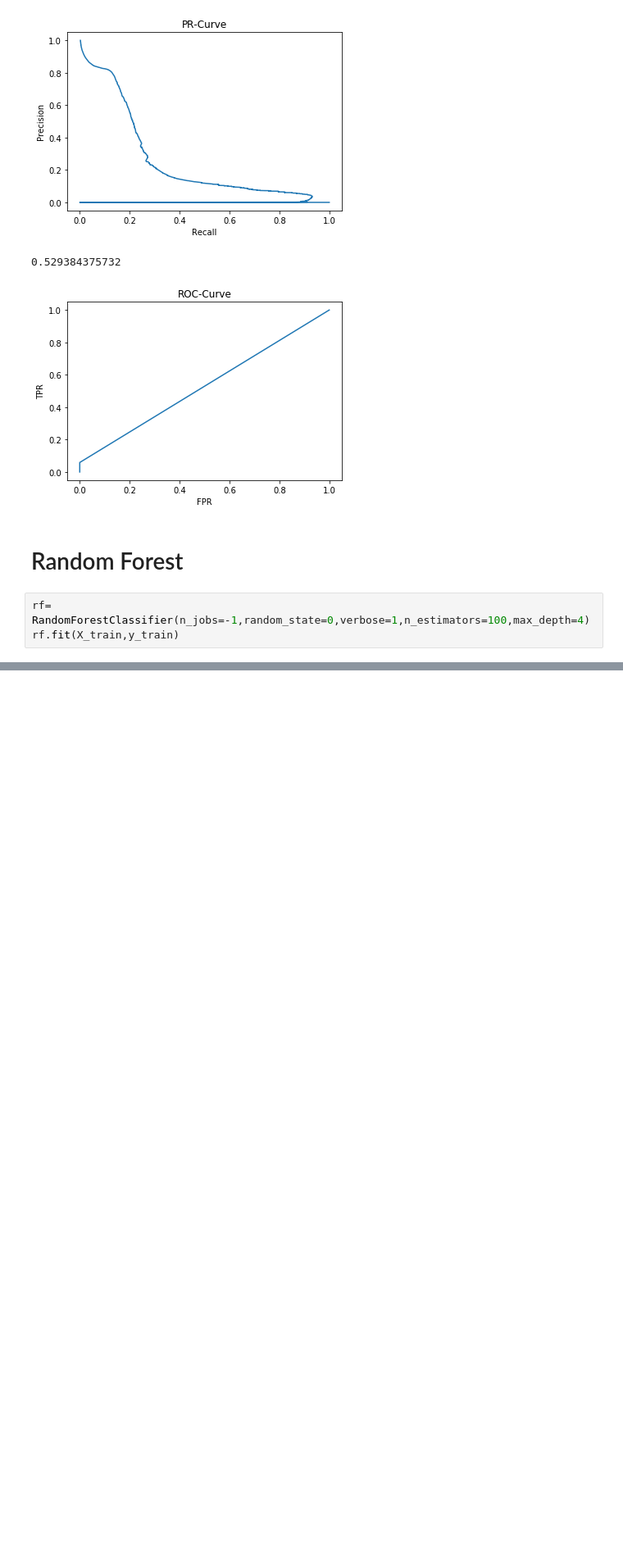
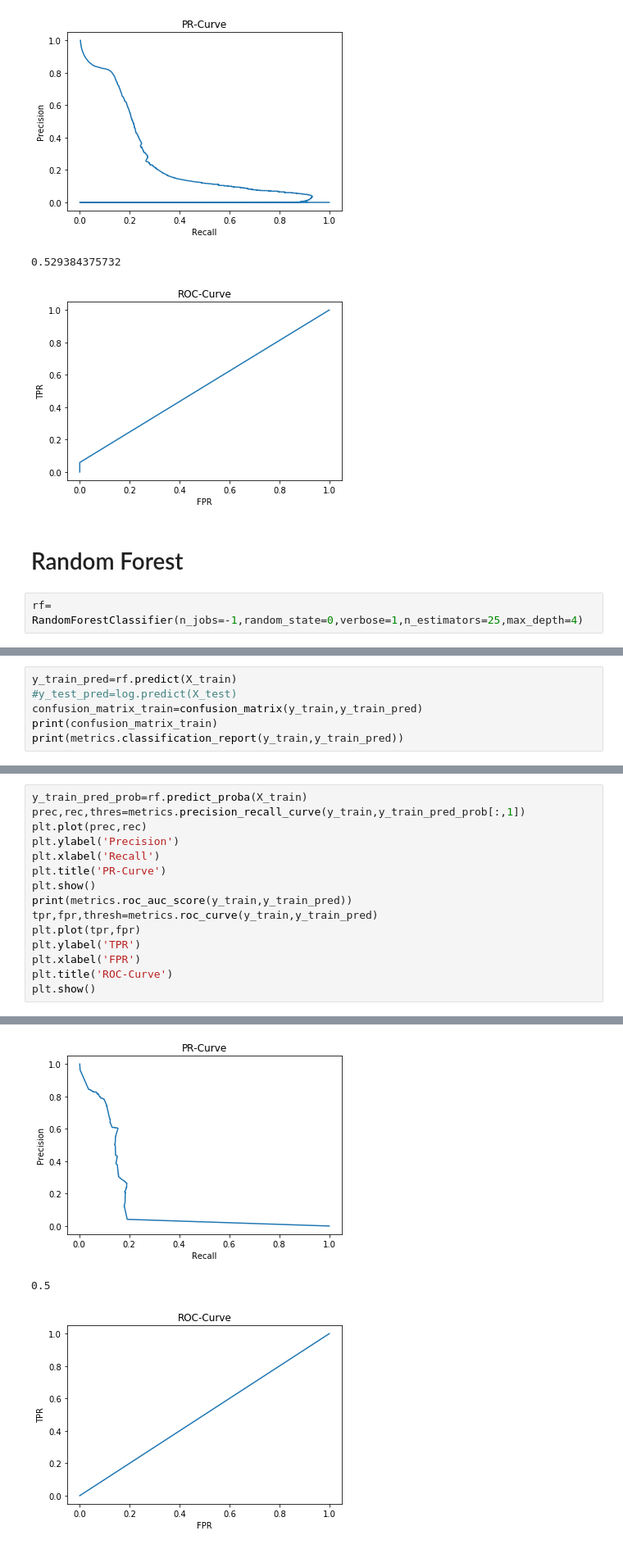
Before and after one commit to prraj67/ad_traffic_fraud, a Jupyter notebook: adtraffic_fraud_20180405.ipynb, the cells around one changed output, grey strips where cells are left out. Shown at 82% size. Saved outputs shown, nothing was run; the diff lists cells and outputs as text; blank space fills up the shorter version.

```diff
--- a/adtraffic_fraud_20180405.ipynb
+++ b/adtraffic_fraud_20180405.ipynb
@@ -883,5 +883,4 @@ plt.show()
 # %% [markdown]
 # Random Forest
 # %%
-rf= RandomForestClassifier(n_jobs=-1,random_state=0,verbose=1,n_estimators=100,max_depth=4)
-rf.fit(X_train,y_train)
+rf= RandomForestClassifier(n_jobs=-1,random_state=0,verbose=1,n_estimators=25,max_depth=4)
@@ -887,0 +898,6 @@ rf.fit(X_train,y_train)
+# %%
+y_train_pred=rf.predict(X_train)
+#y_test_pred=log.predict(X_test)
+confusion_matrix_train=confusion_matrix(y_train,y_train_pred)
+print(confusion_matrix_train)
+print(metrics.classification_report(y_train,y_train_pred))
@@ -887,0 +915,16 @@ rf.fit(X_train,y_train)
+# %%
+y_train_pred_prob=rf.predict_proba(X_train)
+prec,rec,thres=metrics.precision_recall_curve(y_train,y_train_pred_prob[:,1])
+plt.plot(prec,rec)
+plt.ylabel('Precision')
+plt.xlabel('Recall')
+plt.title('PR-Curve')
+plt.show()
+print(metrics.roc_auc_score(y_train,y_train_pred))
+tpr,fpr,thresh=metrics.roc_curve(y_train,y_train_pred)
+plt.plot(tpr,fpr)
+plt.ylabel('TPR')
+plt.xlabel('FPR')
+plt.title('ROC-Curve')
+plt.show()
+# %% [output]
@@ -887,0 +933,3 @@ rf.fit(X_train,y_train)
+[figure, added]
+0.5
+[figure, added]
```
Also changed, not shown: parts of 19 cells of this notebook.
